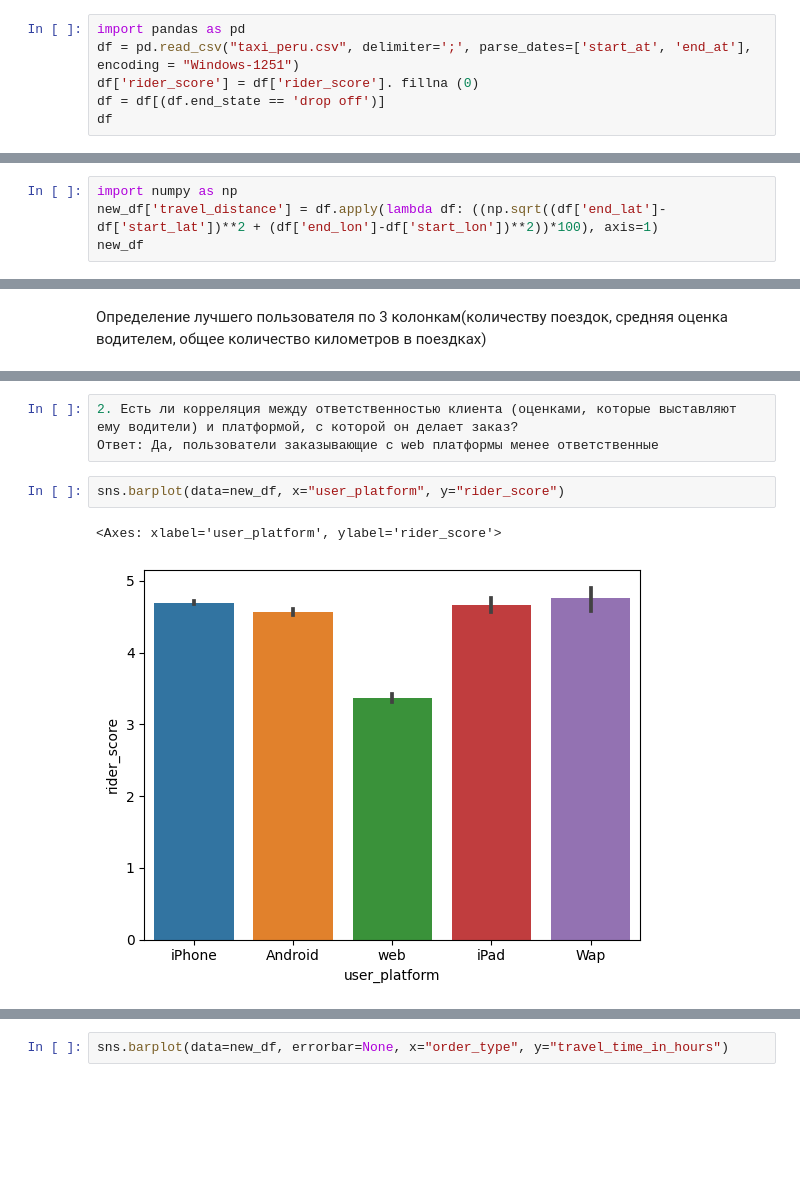
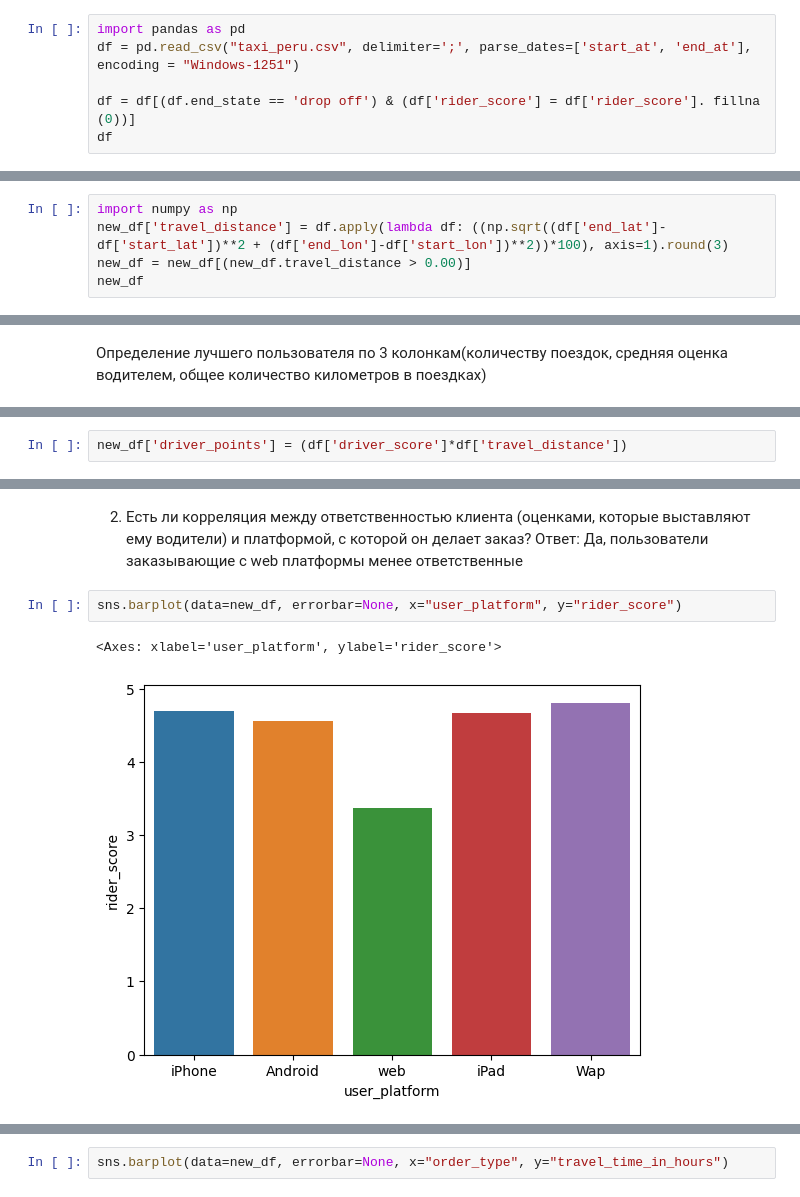
Before and after one commit to nakimov01/PandasPGU, a Jupyter notebook: taxi_peru_lab.ipynb, the cells around one changed output, grey strips where cells are left out. Drawn from its saved outputs; the diff is of its cells as text; blank space fills up the shorter version.

```diff
--- a/taxi_peru_lab.ipynb
+++ b/taxi_peru_lab.ipynb
@@ -5,8 +5,8 @@
 # %%
 import pandas as pd
 df = pd.read_csv("taxi_peru.csv", delimiter=';', parse_dates=['start_at', 'end_at'], encoding = "Windows-1251")
-df['rider_score'] = df['rider_score']. fillna (0)
-df = df[(df.end_state == 'drop off')]
+
+df = df[(df.end_state == 'drop off') & (df['rider_score'] = df['rider_score']. fillna (0))]
 df
 # %% [output]
 |  | journey_id | user_id | driver_id | taxi_id | icon | start_type | start_at | start_lat | start_lon | end_at | ... |
@@ -142,7 +142,8 @@ df
 Вычисление расстояния по координатам из датафрейма df и создание колонки travel_distance с дальнейшим перемещением в new_df
 # %%
 import numpy as np
-new_df['travel_distance'] = df.apply(lambda df: ((np.sqrt((df['end_lat']-df['start_lat'])**2 + (df['end_lon']-df['start_lon'])**2))*100), axis=1)
+new_df['travel_distance'] = df.apply(lambda df: ((np.sqrt((df['end_lat']-df['start_lat'])**2 + (df['end_lon']-df['start_lon'])**2))*100), axis=1).round(3)
+new_df = new_df[(new_df.travel_distance > 0.00)]
 new_df
 # %% [output]
 |  | order_id | user_id | driver_id | rider_score | driver_score | user_platform | order_type | ... |
@@ -198,0 +207,2 @@ a.sort_values(by=['order_id', 'rider_score', 'travel_distance'], ascending=[Fals
+# %%
+new_df['driver_points'] = (df['driver_score']*df['travel_distance'])
@@ -215,15 +242,15 @@ a.sort_values(by=['driver_score'], ascending=[False]).round(2)
 | reserved | 4.04 |
 | asap | 3.87 |
 | delayed | 2.50 |
-# %%
-2. Есть ли корреляция между ответственностью клиента (оценками, которые выставляют
-ему водители) и платформой, с которой он делает заказ?
-Ответ: Да, пользователи заказывающие с web платформы менее ответственные
+# %% [markdown]
+2. Есть ли корреляция между ответственностью клиента (оценками, которые выставляют
+ему водители) и платформой, с которой он делает заказ?
+Ответ: Да, пользователи заказывающие с web платформы менее ответственные
 # %%
-sns.barplot(data=new_df, x="user_platform", y="rider_score")
+sns.barplot(data=new_df, errorbar=None, x="user_platform", y="rider_score")
 # %% [output]
 <Axes: xlabel='user_platform', ylabel='rider_score'>
-[figure, old version]
+[figure, new version]
 # %%
 a = Sort.groupby(['user_platform']).agg({'rider_score':'mean'})
 a.sort_values(by=['rider_score'], ascending=[False]).round(2)
```
Also changed, not shown: parts of 13 cells of this notebook, 1 other file.
